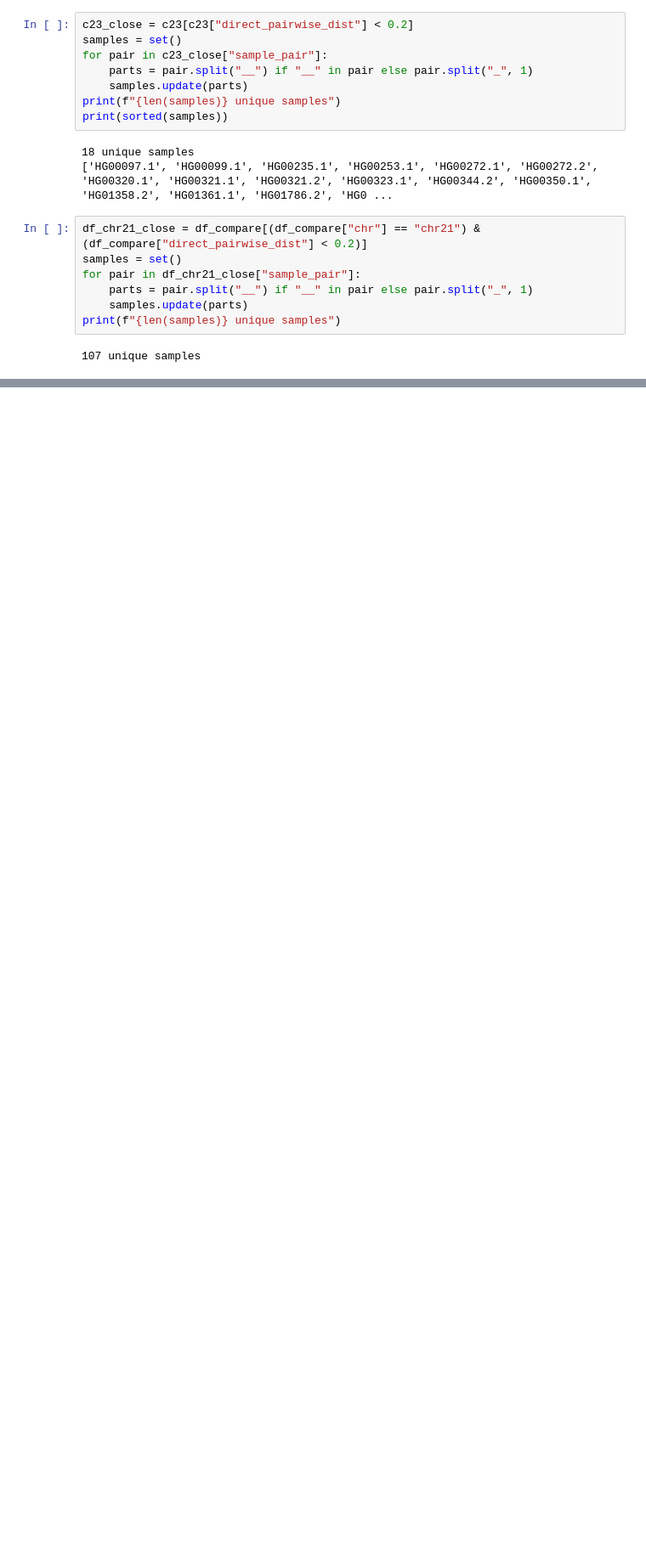
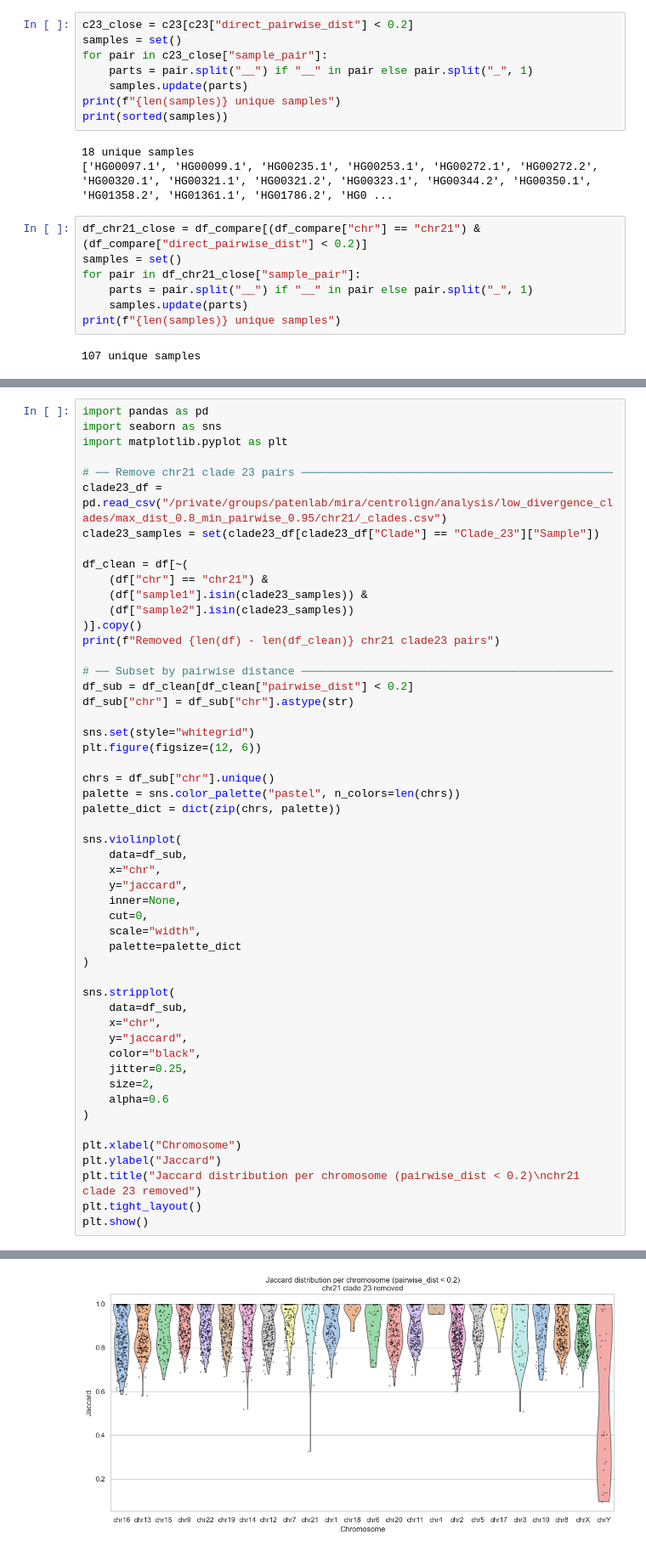
Before and after one commit to miramastoras/centrolign_analysis, a Jupyter notebook: analysis_notes/release2_QC_v2/notebooks/pairwise_consistency.ipynb, the cells around one changed output, grey strips where cells are left out. Shown at 85% size. Cells and saved outputs as stored; diff of their text form; blank space fills up the shorter version.

```diff
--- a/analysis_notes/release2_QC_v2/notebooks/pairwise_consistency.ipynb
+++ b/analysis_notes/release2_QC_v2/notebooks/pairwise_consistency.ipynb
@@ -648,0 +651,53 @@ print(f"{len(samples)} unique samples")
+# %%
+import pandas as pd
+import seaborn as sns
+import matplotlib.pyplot as plt
+
+# ── Remove chr21 clade 23 pairs ───────────────────────────────────────────────
+clade23_df = pd.read_csv("/private/groups/patenlab/mira/centrolign/analysis/low_divergence_clades/max_dist_0.8_min_pairwise_0.95/chr21/_clades.csv")
+clade23_samples = set(clade23_df[clade23_df["Clade"] == "Clade_23"]["Sample"])
+
+df_clean = df[~(
+    (df["chr"] == "chr21") &
+    (df["sample1"].isin(clade23_samples)) &
+    (df["sample2"].isin(clade23_samples))
+)].copy()
+print(f"Removed {len(df) - len(df_clean)} chr21 clade23 pairs")
+
+# ── Subset by pairwise distance ───────────────────────────────────────────────
+df_sub = df_clean[df_clean["pairwise_dist"] < 0.2]
+df_sub["chr"] = df_sub["chr"].astype(str)
+
+sns.set(style="whitegrid")
+plt.figure(figsize=(12, 6))
+
+chrs = df_sub["chr"].unique()
+palette = sns.color_palette("pastel", n_colors=len(chrs))
+palette_dict = dict(zip(chrs, palette))
+
+sns.violinplot(
+    data=df_sub,
+    x="chr",
+    y="jaccard",
+    inner=None,
+    cut=0,
+    scale="width",
+    palette=palette_dict
+)
+
+sns.stripplot(
+    data=df_sub,
+    x="chr",
+    y="jaccard",
+    color="black",
+    jitter=0.25,
+    size=2,
+    alpha=0.6
+)
+
+plt.xlabel("Chromosome")
+plt.ylabel("Jaccard")
+plt.title("Jaccard distribution per chromosome (pairwise_dist < 0.2)\nchr21 clade 23 removed")
+plt.tight_layout()
+plt.show()
+# %% [output]
@@ -648,0 +717 @@ print(f"{len(samples)} unique samples")
+[figure, added]
```
Also changed, not shown: parts of 2 cells of this notebook, 11 other files.
